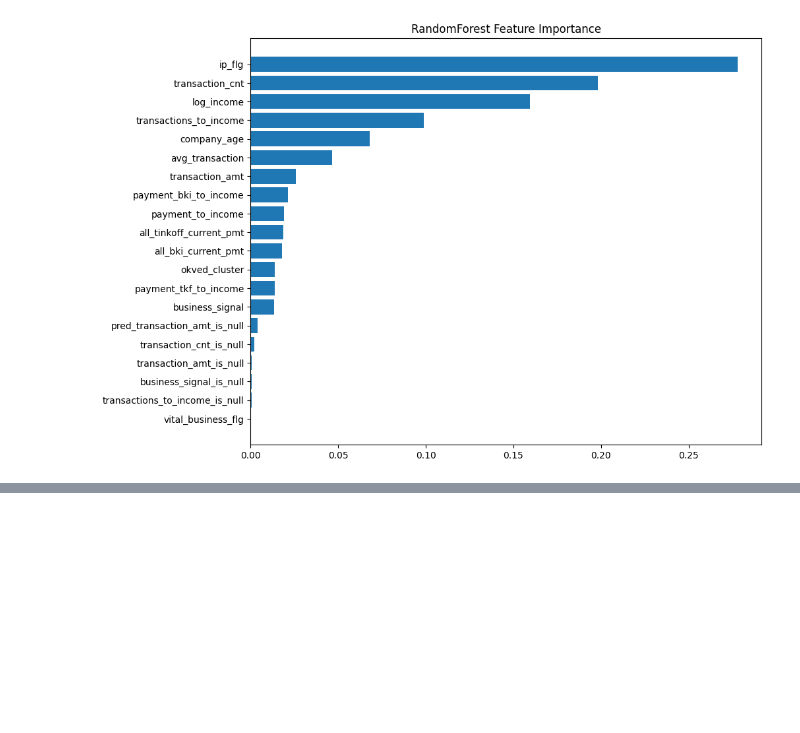
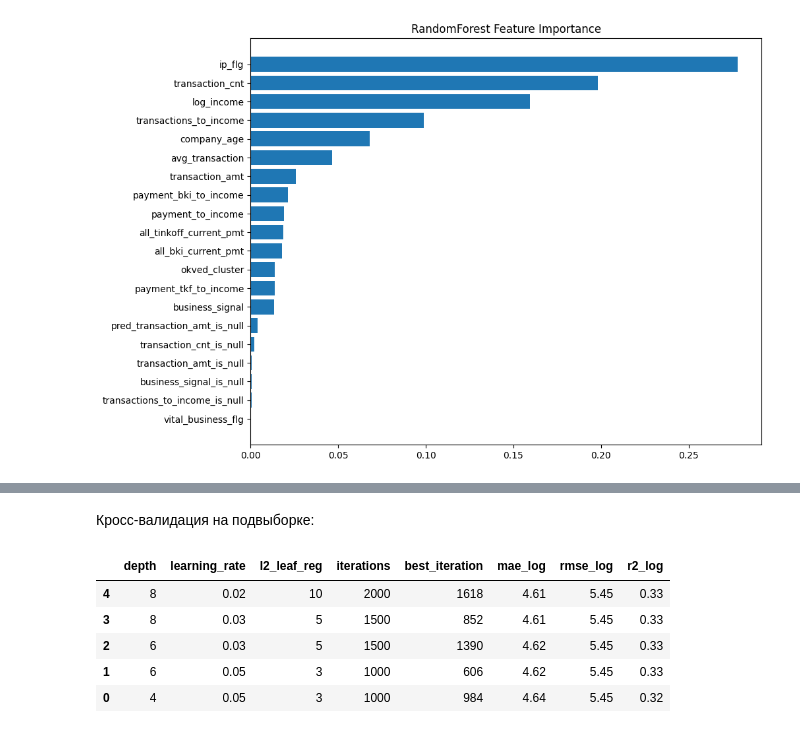
Before and after one commit to makarblch/Data-Diploma, a Jupyter notebook: diploma_exp1.ipynb, the cells around one changed output, grey strips where cells are left out. Saved outputs shown, nothing was run; the diff lists cells and outputs as text; code cells hidden in the pictures; blank space fills up the shorter version.

```diff
--- a/diploma_exp1.ipynb
+++ b/diploma_exp1.ipynb
@@ -1230,0 +1307,13 @@ plt.show()
+# %%
+sample_size = 200_000
+
+sample_pos = np.random.default_rng(42).choice(
+    len(X_inner_train),
+    size=min(sample_size, len(X_inner_train)),
+    replace=False
+)
+
+X_inner_train_sample = X_inner_train.iloc[sample_pos].copy()
+y_inner_train_sample = y_inner_train.iloc[sample_pos].copy()
+# %% [markdown]
+Кросс-валидация на подвыборке:
@@ -1230,0 +1333,64 @@ plt.show()
+# %%
+# гиперпараметры
+param_grid = [
+    { "depth": 4, "learning_rate": 0.05, "l2_leaf_reg": 3, "iterations": 1000},
+    {"depth": 6, "learning_rate": 0.05, "l2_leaf_reg": 3, "iterations": 1000},
+    {"depth": 6, "learning_rate": 0.03, "l2_leaf_reg": 5, "iterations": 1500},
+    {"depth": 8, "learning_rate": 0.03, "l2_leaf_reg": 5, "iterations": 1500},
+    {"depth": 8, "learning_rate": 0.02, "l2_leaf_reg": 10, "iterations": 2000}
+]
+# %%
+tuning_results = []
+
+for params in param_grid:
+
+    model = CatBoostRegressor(
+        loss_function="RMSE",
+        eval_metric="RMSE",
+        random_seed=42,
+        verbose=False,
+        early_stopping_rounds=100,
+        **params
+    )
+
+    model.fit(
+        train_pool_sample,
+        eval_set=val_pool,
+        use_best_model=True
+    )
+
+    y_val_pred = model.predict(val_pool)
+
+    upper_pred_log = model_data["log_target"].quantile(0.999)
+
+    y_val_pred = np.clip(
+        y_val_pred,
+        0,
+        upper_pred_log
+    )
+
+    mae_log = mean_absolute_error(y_val, y_val_pred)
+    rmse_log = np.sqrt(mean_squared_error(y_val, y_val_pred))
+    r2_log = r2_score(y_val, y_val_pred)
+
+    tuning_results.append({
+        **params,
+        "best_iteration": model.get_best_iteration(),
+        "mae_log": mae_log,
+        "rmse_log": rmse_log,
+        "r2_log": r2_log
+    })
+
+catboost_tuning_results = pd.DataFrame(tuning_results)
+
+catboost_tuning_results.sort_values(
+    "r2_log",
+    ascending=False
+)
+# %% [output]
+|  | depth | learning_rate | l2_leaf_reg | iterations | best_iteration | mae_log | rmse_log | r2_log |
+| 4 | 8 | 0.02 | 10 | 2000 | 1618 | 4.61 | 5.45 | 0.33 |
+| 3 | 8 | 0.03 | 5 | 1500 | 852 | 4.61 | 5.45 | 0.33 |
+| 2 | 6 | 0.03 | 5 | 1500 | 1390 | 4.62 | 5.45 | 0.33 |
+| 1 | 6 | 0.05 | 3 | 1000 | 606 | 4.62 | 5.45 | 0.33 |
+| 0 | 4 | 0.05 | 3 | 1000 | 984 | 4.64 | 5.45 | 0.32 |
```
Also changed, not shown: parts of 55 cells of this notebook, 2 other files.
